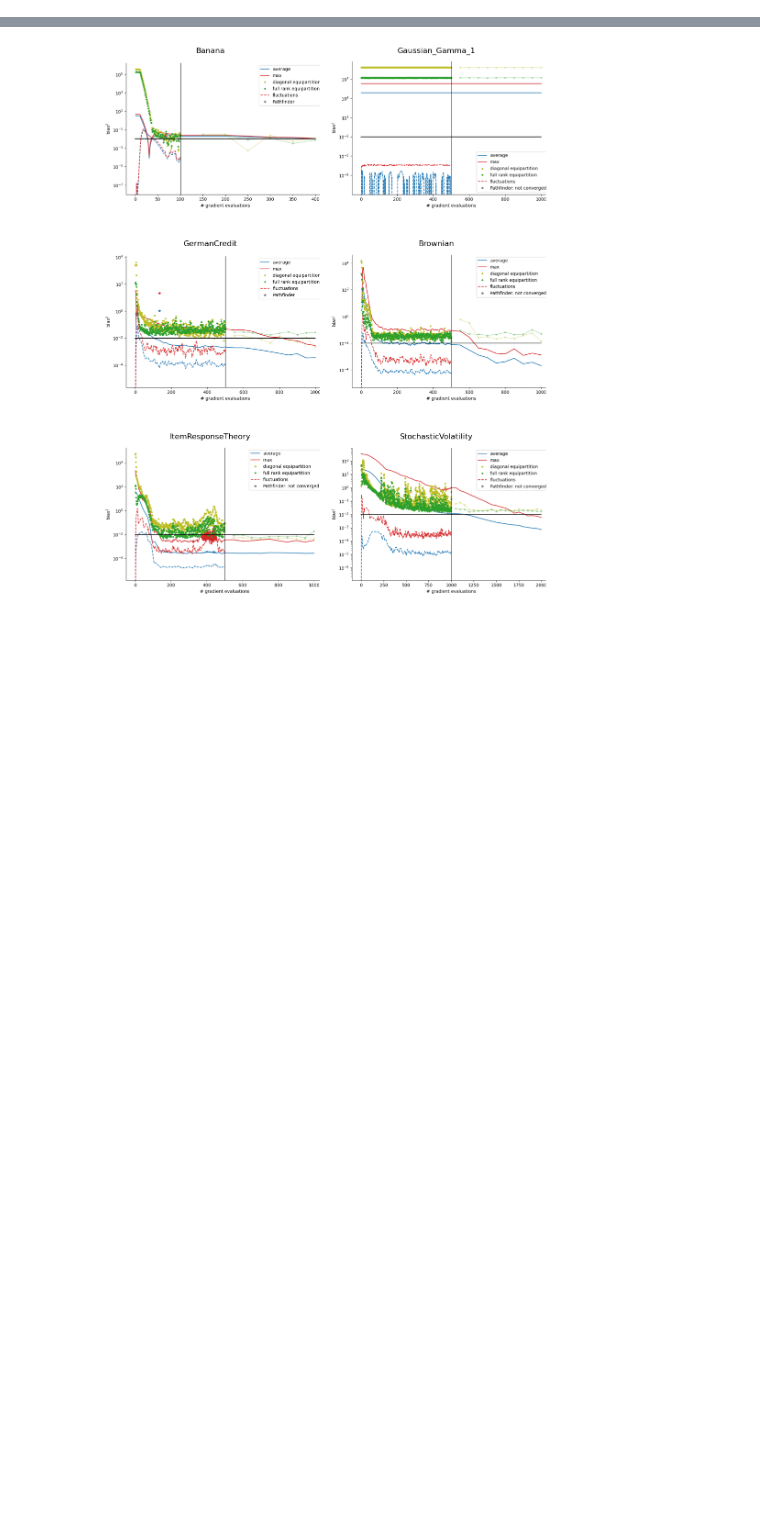
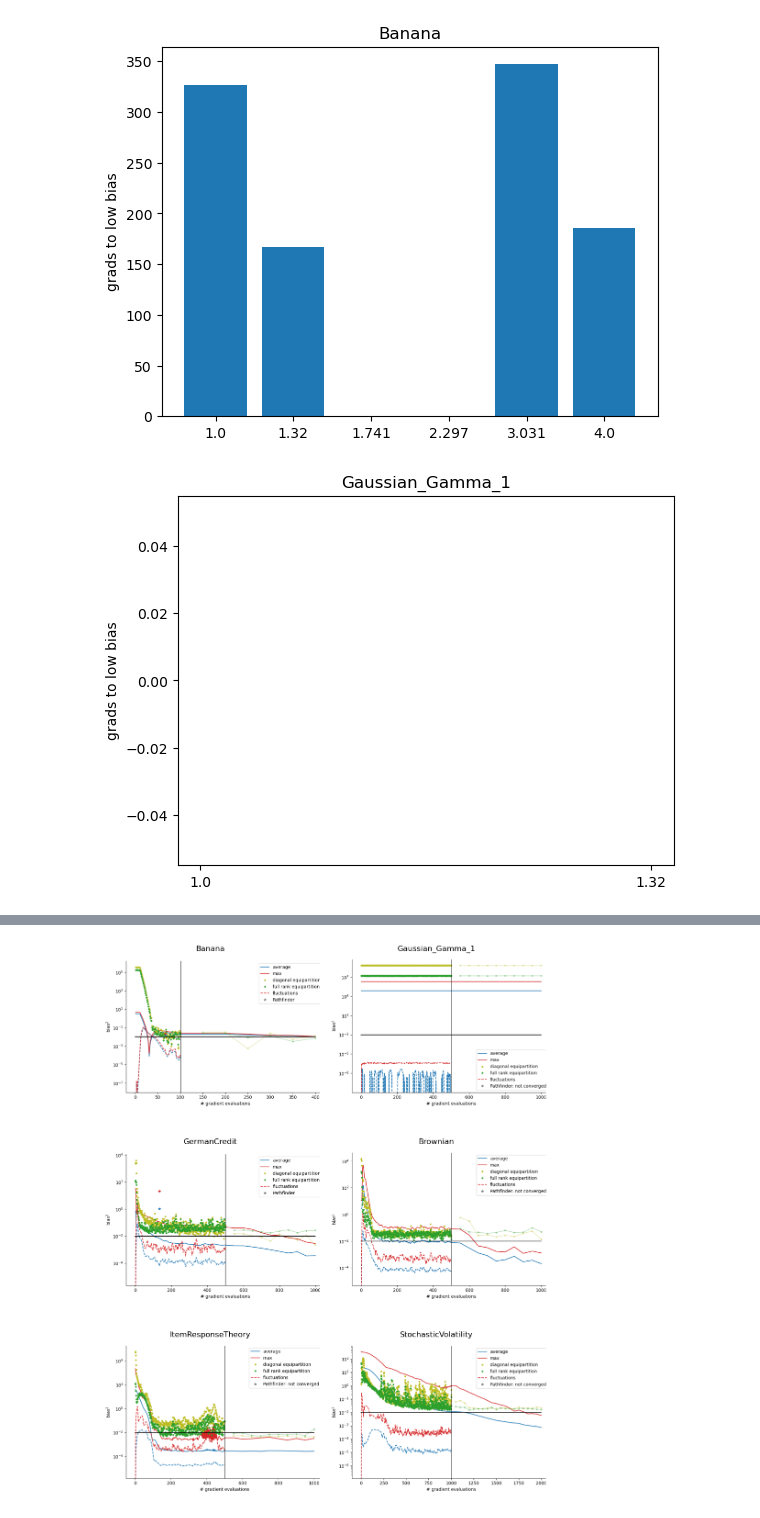
Before and after one commit to JakobRobnik/MicroCanonicalHMC, a Jupyter notebook: ensemble/main.ipynb, the cells around one changed output, grey strips where cells are left out. Cells and saved outputs as stored; diff of their text form; code cells hidden in the pictures; blank space fills up the shorter version.

Commit message:
increased alpha a bit, icg not working for some reason

```diff
--- a/ensemble/main.ipynb
+++ b/ensemble/main.ipynb
@@ -25,0 +71,5 @@ def pandas_matshow(df, x, y, z):
+# %%
+showw('alpha')
+# %% [output]
+[figure, added]
+[figure, added]
```
Also changed, not shown: parts of 6 cells of this notebook, 4 other files.
